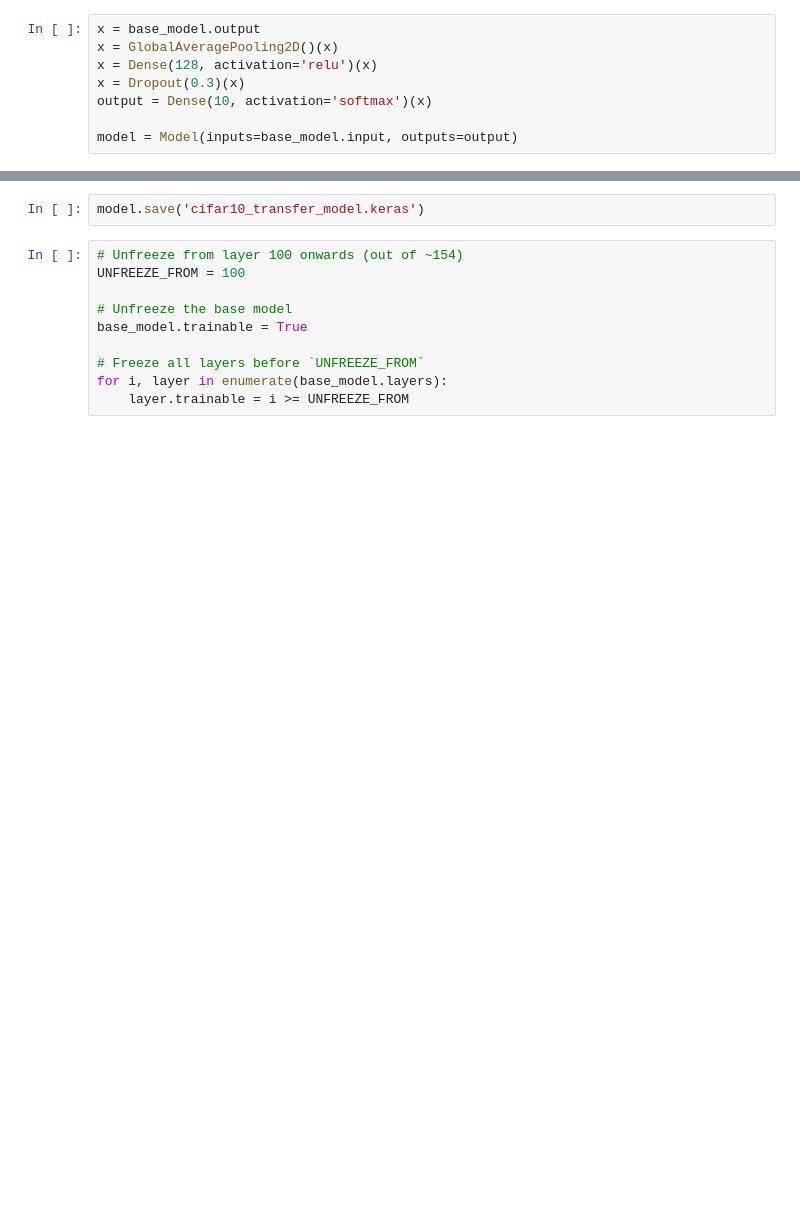
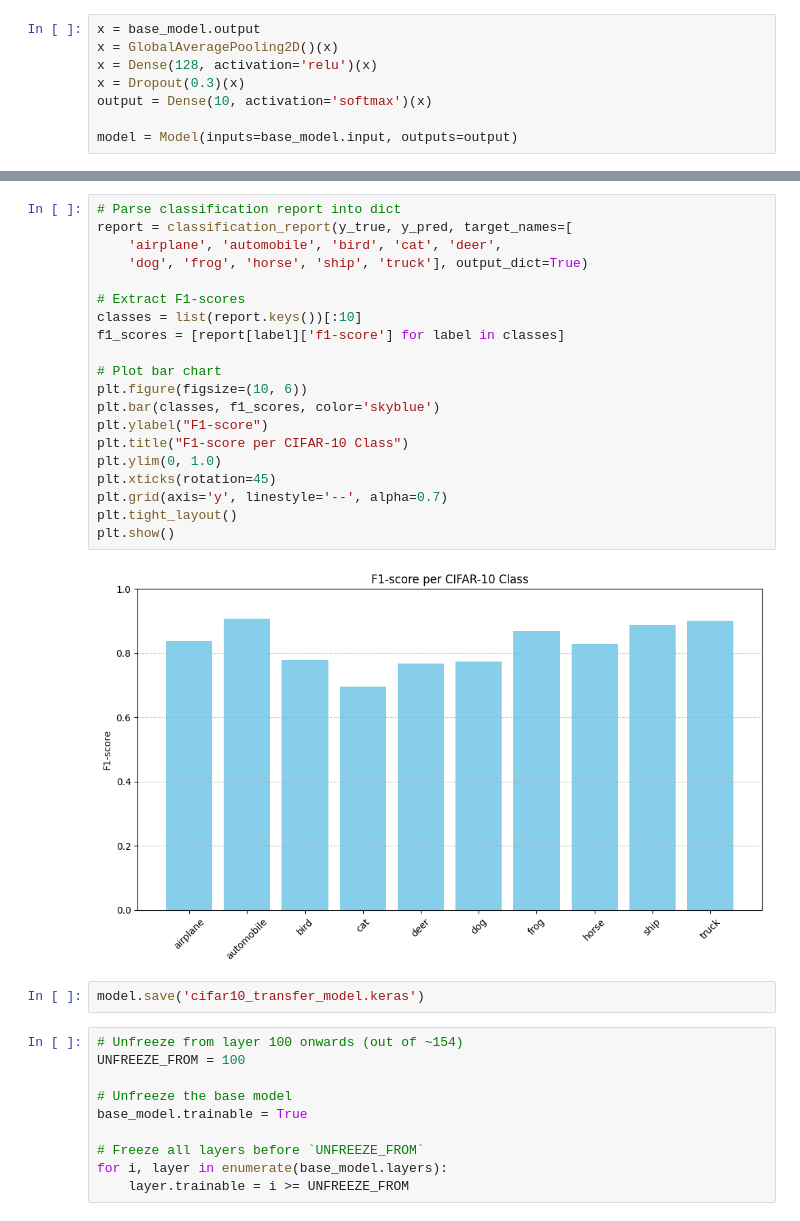
Before and after one commit to happyemanaloto/Project2-G2, a Jupyter notebook: Project2_G2.ipynb, the cells around one changed output, grey strips where cells are left out. Drawn from its saved outputs; the diff is of its cells as text; blank space fills up the shorter version.

Commit message:
With F1 plots

```diff
--- a/Project2_G2.ipynb
+++ b/Project2_G2.ipynb
@@ -153,3 +155,25 @@ weighted avg       0.84      0.83      0.83     10000
+# %%
+# Parse classification report into dict
+report = classification_report(y_true, y_pred, target_names=[
+    'airplane', 'automobile', 'bird', 'cat', 'deer',
+    'dog', 'frog', 'horse', 'ship', 'truck'], output_dict=True)
+
+# Extract F1-scores
+classes = list(report.keys())[:10]
+f1_scores = [report[label]['f1-score'] for label in classes]
+
+# Plot bar chart
+plt.figure(figsize=(10, 6))
+plt.bar(classes, f1_scores, color='skyblue')
+plt.ylabel("F1-score")
+plt.title("F1-score per CIFAR-10 Class")
+plt.ylim(0, 1.0)
+plt.xticks(rotation=45)
+plt.grid(axis='y', linestyle='--', alpha=0.7)
+plt.tight_layout()
+plt.show()
+# %% [output]
+[figure, added]
 # %%
 model.save('cifar10_transfer_model.keras')
 # %%
```
Also changed, not shown: parts of 12 cells of this notebook.
